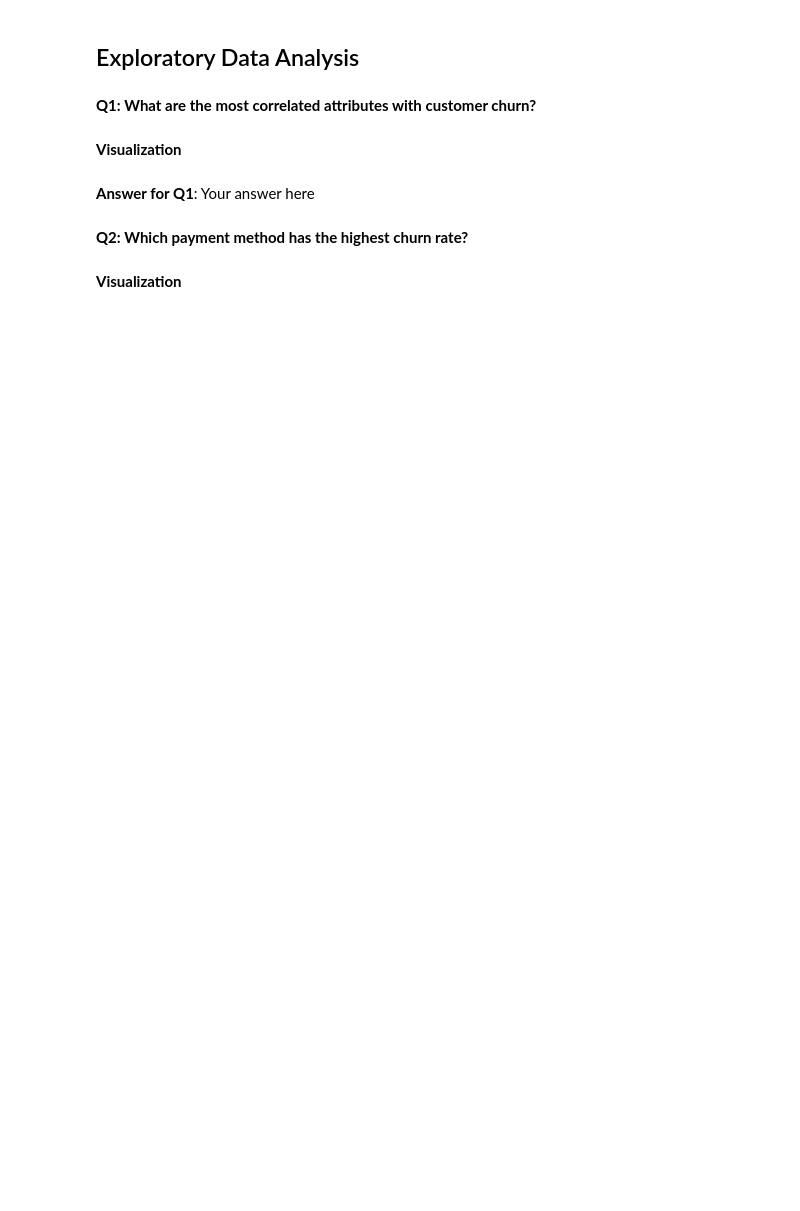
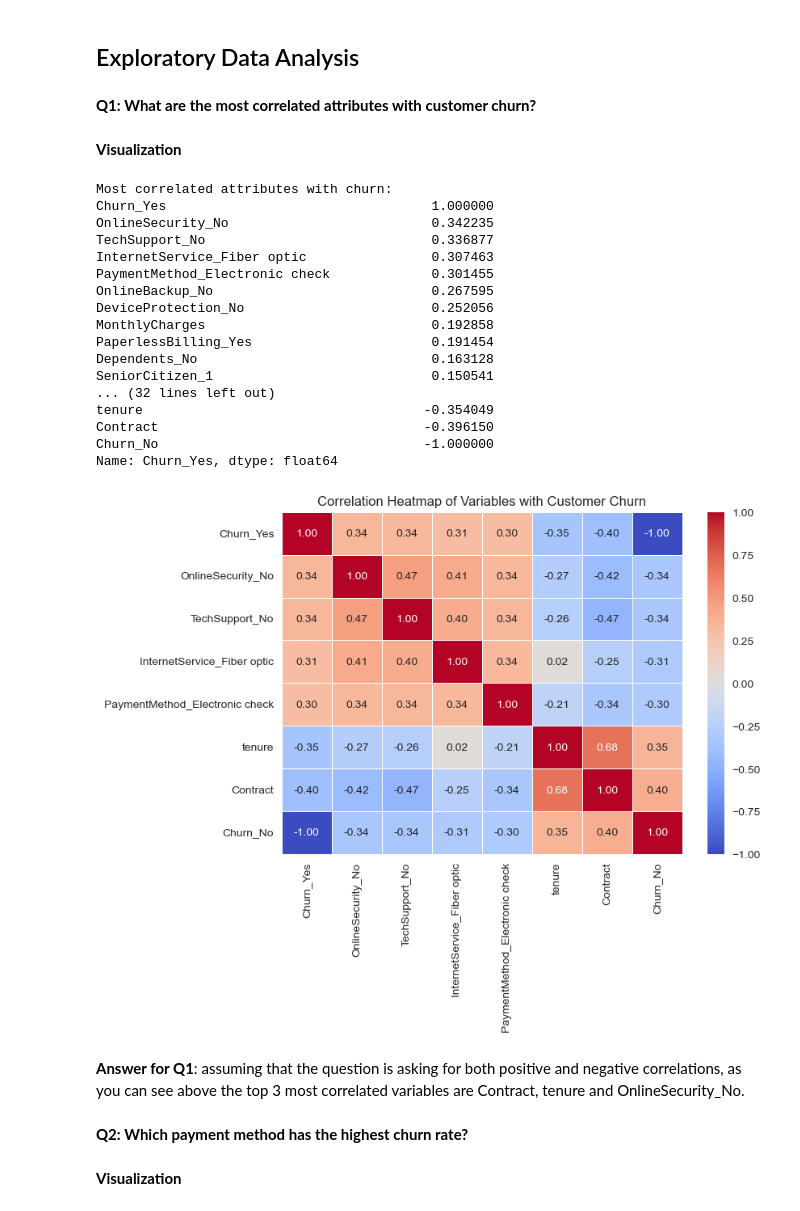
Before and after one commit to IsmailAbb/w24-mini-project-2-ismail-abbas-t08, a Jupyter notebook: Classification_Mini-Project.ipynb, the cells around one changed output. Saved outputs shown, nothing was run; the diff lists cells and outputs as text; code cells hidden in the pictures; blank space fills up the shorter version.

```diff
--- a/Classification_Mini-Project.ipynb
+++ b/Classification_Mini-Project.ipynb
@@ -86,0 +210,15 @@ df.head()
+# %%
+#turning categorical variables into numeric
+# first contract alone using label encoding due to its ordinal nature
+from sklearn.preprocessing import LabelEncoder
+df['Contract'] = LabelEncoder().fit_transform(df['Contract'])
+#second are the yes/no varibales thatll be turned into binary 0 and 1
+#binary_columns = ['gender', 'SeniorCitizen', 'Partner', 'Dependents', 'PhoneService', 'PaperlessBilling', 'Churn']
+#for column in binary_columns:
+#    df[column] = LabelEncoder().fit_transform(df[column])
+#next the rest of the categorical values using one-hot encoding due to their non-ordinal nature
+categorical_columns = ['MultipleLines', 'InternetService', 'OnlineSecurity', 'OnlineBackup', 'DeviceProtection',
+                       'TechSupport', 'StreamingTV', 'StreamingMovies', 'PaymentMethod', 'gender', 'SeniorCitizen', 'Partner',
+                       'Dependents', 'PhoneService', 'PaperlessBilling', 'Churn']
+df_encoded = pd.get_dummies(df, columns=categorical_columns, drop_first=False)
+print(df_encoded.head())
@@ -86,0 +243,6 @@ df.head()
+# %%
+#Data reduction
+if 'customerID' in df_encoded.columns:
+    df_encoded = df_encoded.drop('customerID', axis=1)#cuz it provides no info and we must decrease the volume of data as much
+                                                      #as possible
+print(df_encoded.head())
@@ -90,8 +310,39 @@ df.head()
 **Q1: What are the most correlated attributes with customer churn?**
 # %% [markdown]
 **Visualization**
-# %% [markdown]
-**Answer for Q1**: Your answer here
+# %%
+q1_df = df_encoded
+correlation_matrix = q1_df.corr()
+correlation_with_churn = correlation_matrix['Churn_Yes'].sort_values(ascending=False)
+print("Most correlated attributes with churn:")
+print(correlation_with_churn)
+# due to the large amount of columns it is difficult to interpret the heat map so I will limit it to the strongest correlations
+correlation_matrix_filtered = q1_df[['Churn_Yes','OnlineSecurity_No','TechSupport_No','InternetService_Fiber optic',
+                                     'PaymentMethod_Electronic check','tenure','Contract','Churn_No']].corr()
+sns.heatmap(correlation_matrix_filtered, annot=True, cmap='coolwarm', fmt=".2f", linewidths=0.5)
+plt.title("Correlation Heatmap of Variables with Customer Churn")
+plt.show()
+# %% [output]
+Most correlated attributes with churn:
+Churn_Yes                                  1.000000
+OnlineSecurity_No                          0.342235
+TechSupport_No                             0.336877
+InternetService_Fiber optic                0.307463
+PaymentMethod_Electronic check             0.301455
+OnlineBackup_No                            0.267595
+DeviceProtection_No                        0.252056
+MonthlyCharges                             0.192858
+PaperlessBilling_Yes                       0.191454
+Dependents_No                              0.163128
+SeniorCitizen_1                            0.150541
+... (32 lines left out)
+tenure                                    -0.354049
+Contract                                  -0.396150
+Churn_No                                  -1.000000
+Name: Churn_Yes, dtype: float64
+[figure, added]
+# %% [markdown]
+**Answer for Q1**: assuming that the question is asking for both positive and negative correlations, as you can see above the top 3 most correlated variables are Contract, tenure and OnlineSecurity_No.
 # %% [markdown]
 **Q2: Which payment method has the highest churn rate?**
 # %% [markdown]
```
Also changed, not shown: parts of 22 cells of this notebook.
